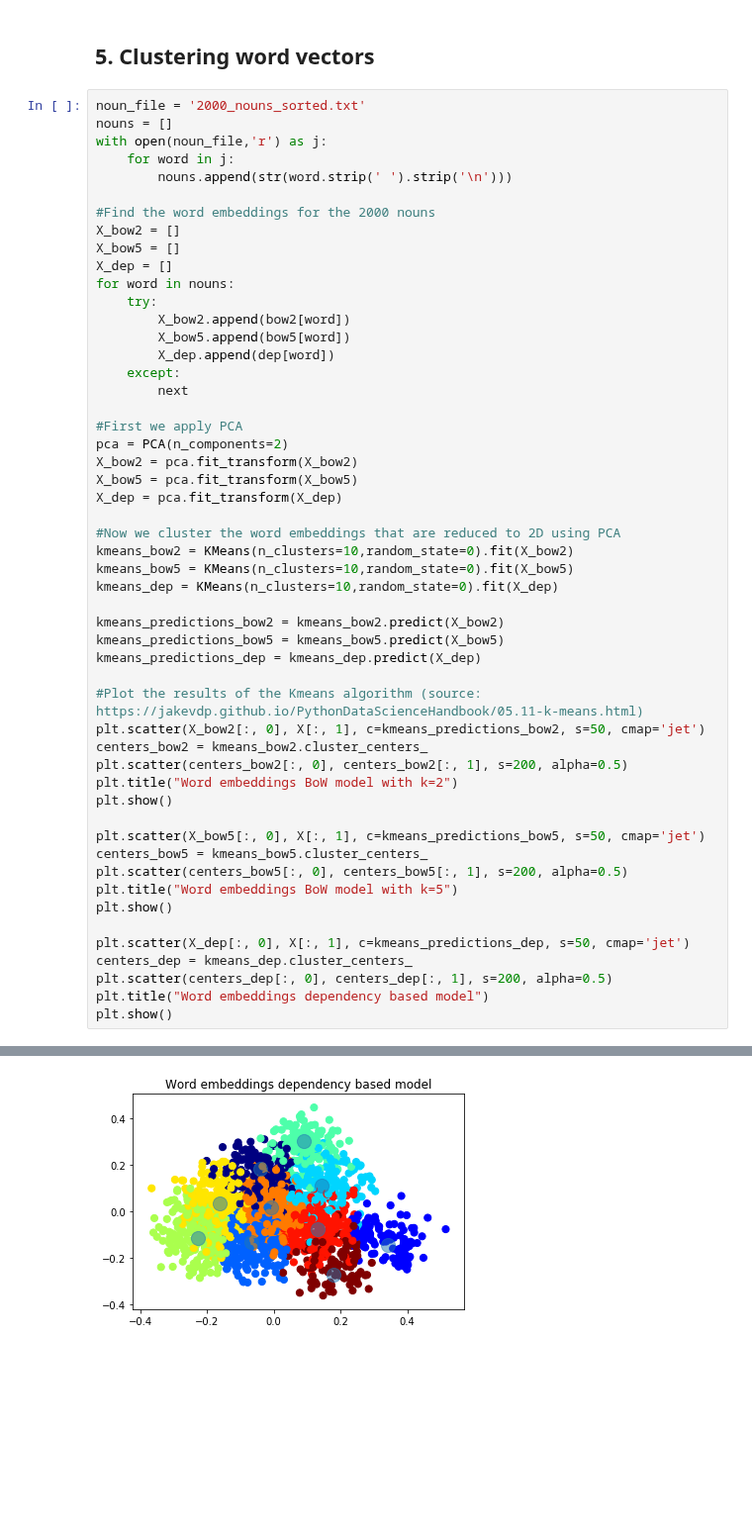
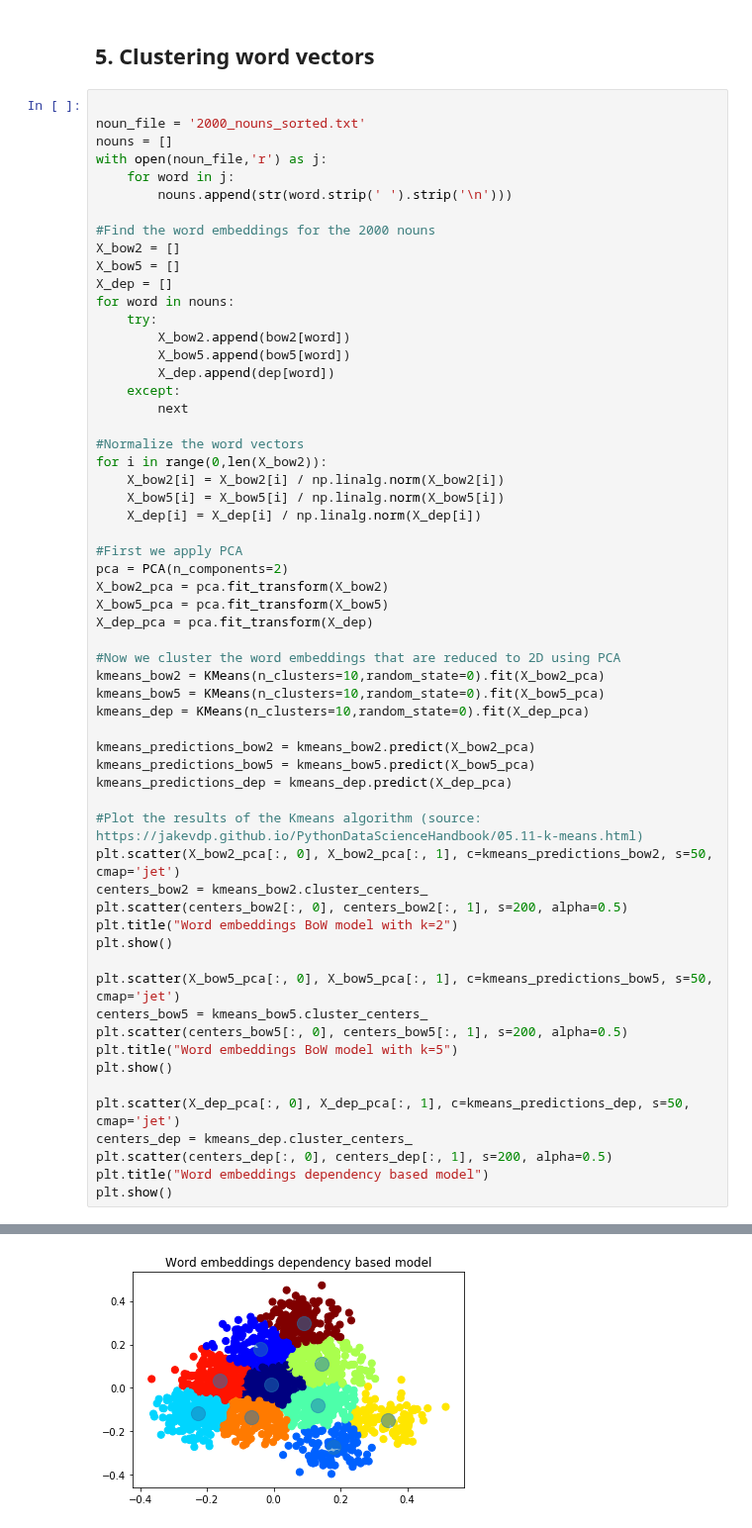
Before and after one commit to stefanknegt/UnsupervisedLanguageLearning, a Jupyter notebook: Lab1/ULL_Lab1.ipynb, the cells around one changed output, grey strips where cells are left out. Shown at 99% size. Cells and saved outputs as stored; diff of their text form; blank space fills up the shorter version.

```diff
--- a/Lab1/ULL_Lab1.ipynb
+++ b/Lab1/ULL_Lab1.ipynb
@@ -169,6 +185,7 @@ KeyboardInterrupt:
 # %% [markdown]
 ## 5. Clustering word vectors
 # %%
+
 noun_file = '2000_nouns_sorted.txt'
 nouns = []
 with open(noun_file,'r') as j:
@@ -187,35 +204,41 @@ for word in nouns:
     except:
         next
 
+#Normalize the word vectors
+for i in range(0,len(X_bow2)):
+    X_bow2[i] = X_bow2[i] / np.linalg.norm(X_bow2[i])
+    X_bow5[i] = X_bow5[i] / np.linalg.norm(X_bow5[i])
+    X_dep[i] = X_dep[i] / np.linalg.norm(X_dep[i])
+
 #First we apply PCA
 pca = PCA(n_components=2)
-X_bow2 = pca.fit_transform(X_bow2)
-X_bow5 = pca.fit_transform(X_bow5)
-X_dep = pca.fit_transform(X_dep)
+X_bow2_pca = pca.fit_transform(X_bow2)
+X_bow5_pca = pca.fit_transform(X_bow5)
+X_dep_pca = pca.fit_transform(X_dep)
 
 #Now we cluster the word embeddings that are reduced to 2D using PCA
-kmeans_bow2 = KMeans(n_clusters=10,random_state=0).fit(X_bow2)
-kmeans_bow5 = KMeans(n_clusters=10,random_state=0).fit(X_bow5)
-kmeans_dep = KMeans(n_clusters=10,random_state=0).fit(X_dep)
+kmeans_bow2 = KMeans(n_clusters=10,random_state=0).fit(X_bow2_pca)
+kmeans_bow5 = KMeans(n_clusters=10,random_state=0).fit(X_bow5_pca)
+kmeans_dep = KMeans(n_clusters=10,random_state=0).fit(X_dep_pca)
 
-kmeans_predictions_bow2 = kmeans_bow2.predict(X_bow2)
-kmeans_predictions_bow5 = kmeans_bow5.predict(X_bow5)
-kmeans_predictions_dep = kmeans_dep.predict(X_dep)
+kmeans_predictions_bow2 = kmeans_bow2.predict(X_bow2_pca)
+kmeans_predictions_bow5 = kmeans_bow5.predict(X_bow5_pca)
+kmeans_predictions_dep = kmeans_dep.predict(X_dep_pca)
 
 #Plot the results of the Kmeans algorithm (source: https://jakevdp.github.io/PythonDataScienceHandbook/05.11-k-means.html)
-plt.scatter(X_bow2[:, 0], X[:, 1], c=kmeans_predictions_bow2, s=50, cmap='jet')
+plt.scatter(X_bow2_pca[:, 0], X_bow2_pca[:, 1], c=kmeans_predictions_bow2, s=50, cmap='jet')
 centers_bow2 = kmeans_bow2.cluster_centers_
 plt.scatter(centers_bow2[:, 0], centers_bow2[:, 1], s=200, alpha=0.5)
 plt.title("Word embeddings BoW model with k=2")
 plt.show()
 
-plt.scatter(X_bow5[:, 0], X[:, 1], c=kmeans_predictions_bow5, s=50, cmap='jet')
+plt.scatter(X_bow5_pca[:, 0], X_bow5_pca[:, 1], c=kmeans_predictions_bow5, s=50, cmap='jet')
 centers_bow5 = kmeans_bow5.cluster_centers_
 plt.scatter(centers_bow5[:, 0], centers_bow5[:, 1], s=200, alpha=0.5)
 plt.title("Word embeddings BoW model with k=5")
 plt.show()
 
-plt.scatter(X_dep[:, 0], X[:, 1], c=kmeans_predictions_dep, s=50, cmap='jet')
+plt.scatter(X_dep_pca[:, 0], X_dep_pca[:, 1], c=kmeans_predictions_dep, s=50, cmap='jet')
 centers_dep = kmeans_dep.cluster_centers_
 plt.scatter(centers_dep[:, 0], centers_dep[:, 1], s=200, alpha=0.5)
 plt.title("Word embeddings dependency based model")
@@ -226 +249 @@ plt.show()
-[figure, old version]
+[figure, new version]
```
Also changed, not shown: parts of 9 cells of this notebook, 55 other files.
